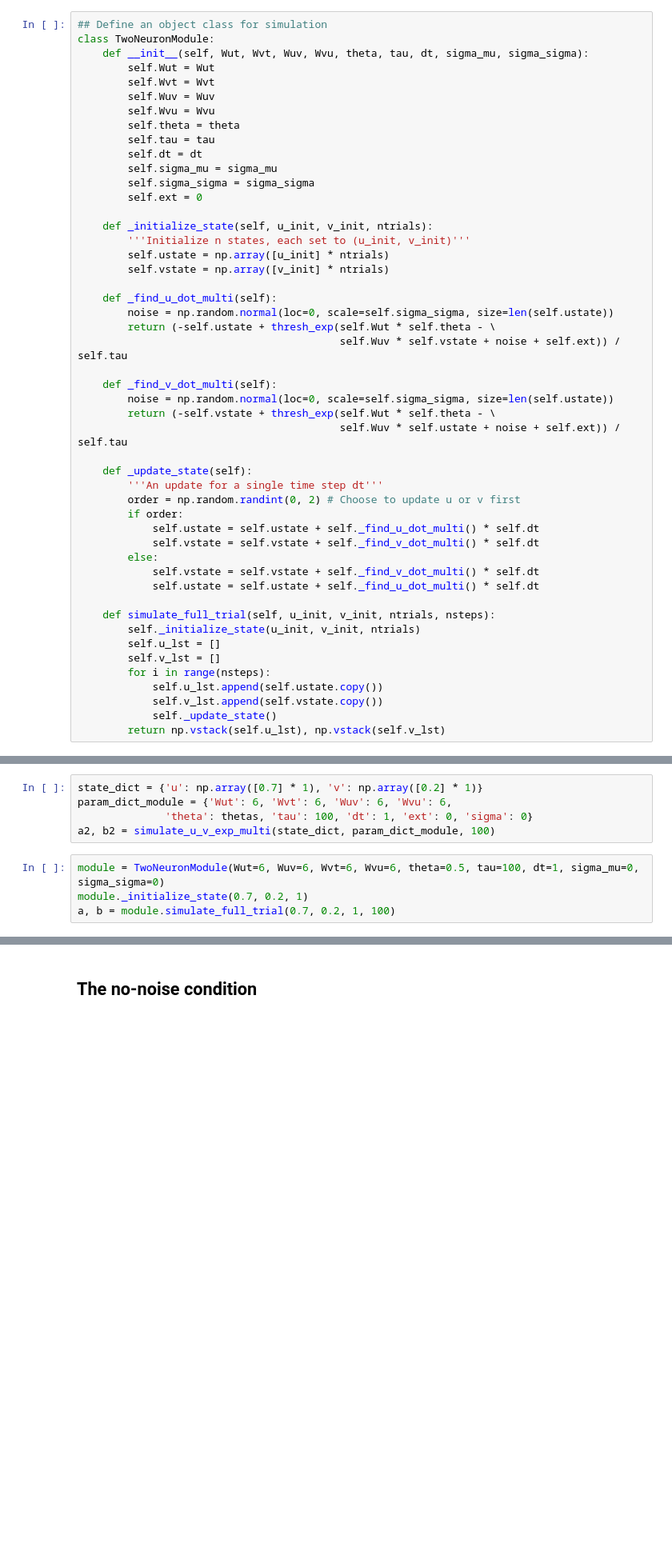
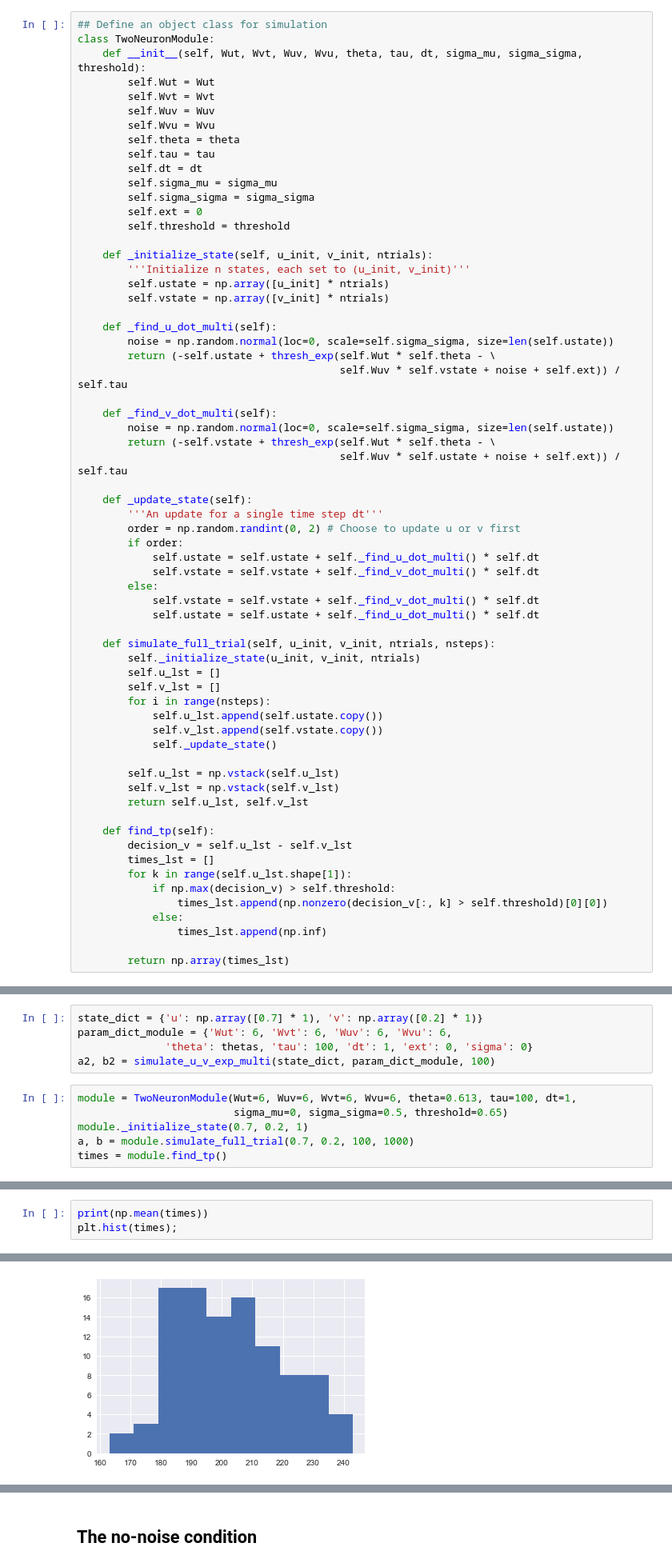
Before and after one commit to nhat-le/Noisy-Mutual-Inhibition, a Jupyter notebook: two_neuron_cascade.ipynb, the cells around one changed output, grey strips where cells are left out. Shown at 80% size. Cells and saved outputs as stored; diff of their text form; blank space fills up the shorter version.

Commit message:
Added function to find tp in TwoNeuronModule class

```diff
--- a/two_neuron_cascade.ipynb
+++ b/two_neuron_cascade.ipynb
@@ -153,7 +153,7 @@ def get_mean_and_sd_lines(state, params, nstep):
 # %%
 ## Define an object class for simulation
 class TwoNeuronModule:
-    def __init__(self, Wut, Wvt, Wuv, Wvu, theta, tau, dt, sigma_mu, sigma_sigma):
+    def __init__(self, Wut, Wvt, Wuv, Wvu, theta, tau, dt, sigma_mu, sigma_sigma, threshold):
         self.Wut = Wut
         self.Wvt = Wvt
         self.Wuv = Wuv
@@ -164,6 +164,7 @@ class TwoNeuronModule:
         self.sigma_mu = sigma_mu
         self.sigma_sigma = sigma_sigma
         self.ext = 0
+        self.threshold = threshold
 
     def _initialize_state(self, u_init, v_init, ntrials):
         '''Initialize n states, each set to (u_init, v_init)'''
@@ -198,4 +199,18 @@ class TwoNeuronModule:
             self.u_lst.append(self.ustate.copy())
             self.v_lst.append(self.vstate.copy())
             self._update_state()
-        return np.vstack(self.u_lst), np.vstack(self.v_lst)
+
+        self.u_lst = np.vstack(self.u_lst)
+        self.v_lst = np.vstack(self.v_lst)
+        return self.u_lst, self.v_lst
+
+    def find_tp(self):
+        decision_v = self.u_lst - self.v_lst
+        times_lst = []
+        for k in range(self.u_lst.shape[1]):
+            if np.max(decision_v) > self.threshold:
+                times_lst.append(np.nonzero(decision_v[:, k] > self.threshold)[0][0])
+            else:
+                times_lst.append(np.inf)
+
+        return np.array(times_lst)
@@ -217,6 +248,8 @@ param_dict_module = {'Wut': 6, 'Wvt': 6, 'Wuv': 6, 'Wvu': 6,
               'theta': thetas, 'tau': 100, 'dt': 1, 'ext': 0, 'sigma': 0}
 a2, b2 = simulate_u_v_exp_multi(state_dict, param_dict_module, 100)
 # %%
-module = TwoNeuronModule(Wut=6, Wuv=6, Wvt=6, Wvu=6, theta=0.5, tau=100, dt=1, sigma_mu=0, sigma_sigma=0)
+module = TwoNeuronModule(Wut=6, Wuv=6, Wvt=6, Wvu=6, theta=0.613, tau=100, dt=1,
+                         sigma_mu=0, sigma_sigma=0.5, threshold=0.65)
 module._initialize_state(0.7, 0.2, 1)
-a, b = module.simulate_full_trial(0.7, 0.2, 1, 100)
+a, b = module.simulate_full_trial(0.7, 0.2, 100, 1000)
+times = module.find_tp()
@@ -252,0 +256,4 @@ plt.plot(ulst_noise);
+# %%
+print(np.mean(times))
+plt.hist(times);
+# %% [output]
@@ -253,3 +261,4 @@ plt.plot(ulst_noise);
+[figure, added]
 # %%
 def get_times_lst(state, params, nsteps, threshold):
     '''Given a starting state and parameters,
```
Also changed, not shown: parts of 10 cells of this notebook.
